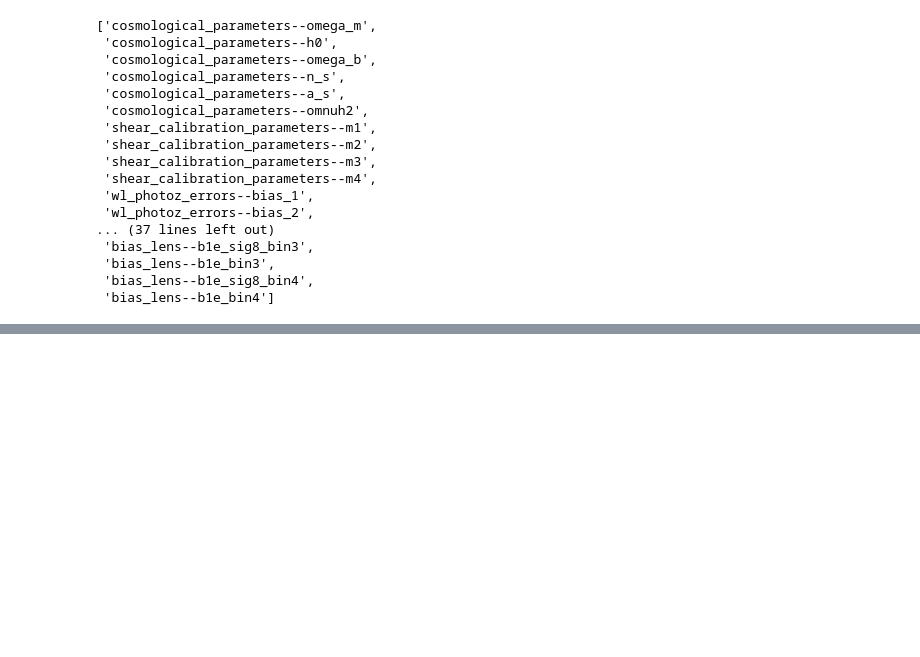
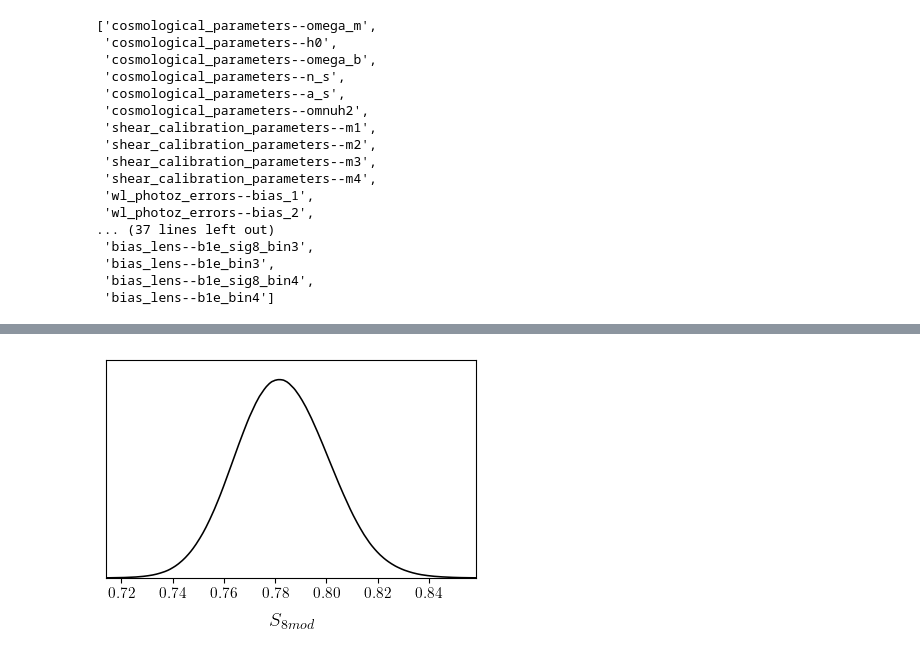
Before and after one commit to JMTcodes/compressing-shear-likelihood, a Jupyter notebook: test.ipynb, the cells around one changed output, grey strips where cells are left out. Drawn from its saved outputs; the diff is of its cells as text; code cells hidden in the pictures; blank space fills up the shorter version.

```diff
--- a/test.ipynb
+++ b/test.ipynb
@@ -166,0 +200,5 @@ test_chain.getParamNames().list()
+# %%
+ggs =plots.get_single_plotter(width_inch=4)
+ggs.plot_1d(test_chain_2, "S8mod")
+# %% [output]
+[figure, added]
```
Also changed, not shown: parts of 10 cells of this notebook, 1 other file.
